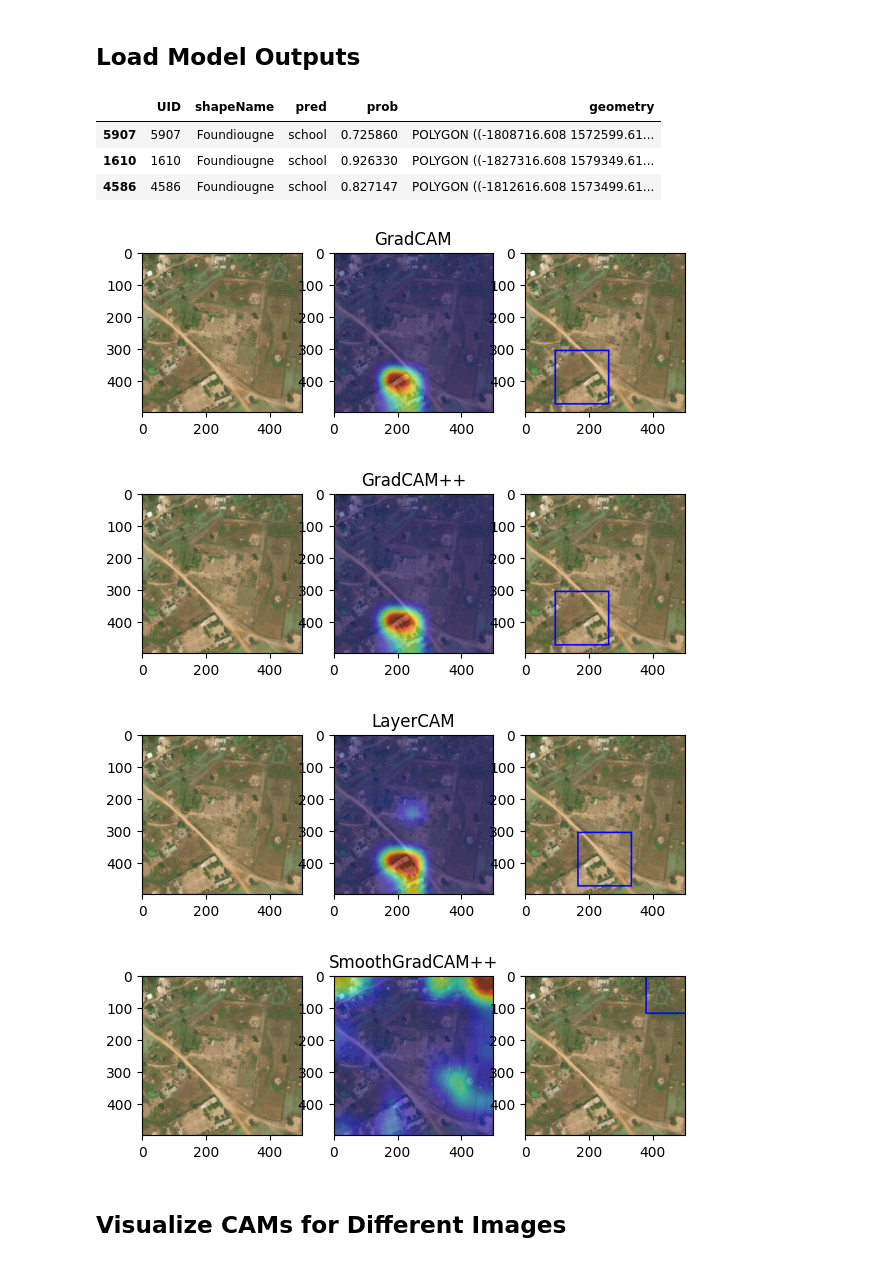
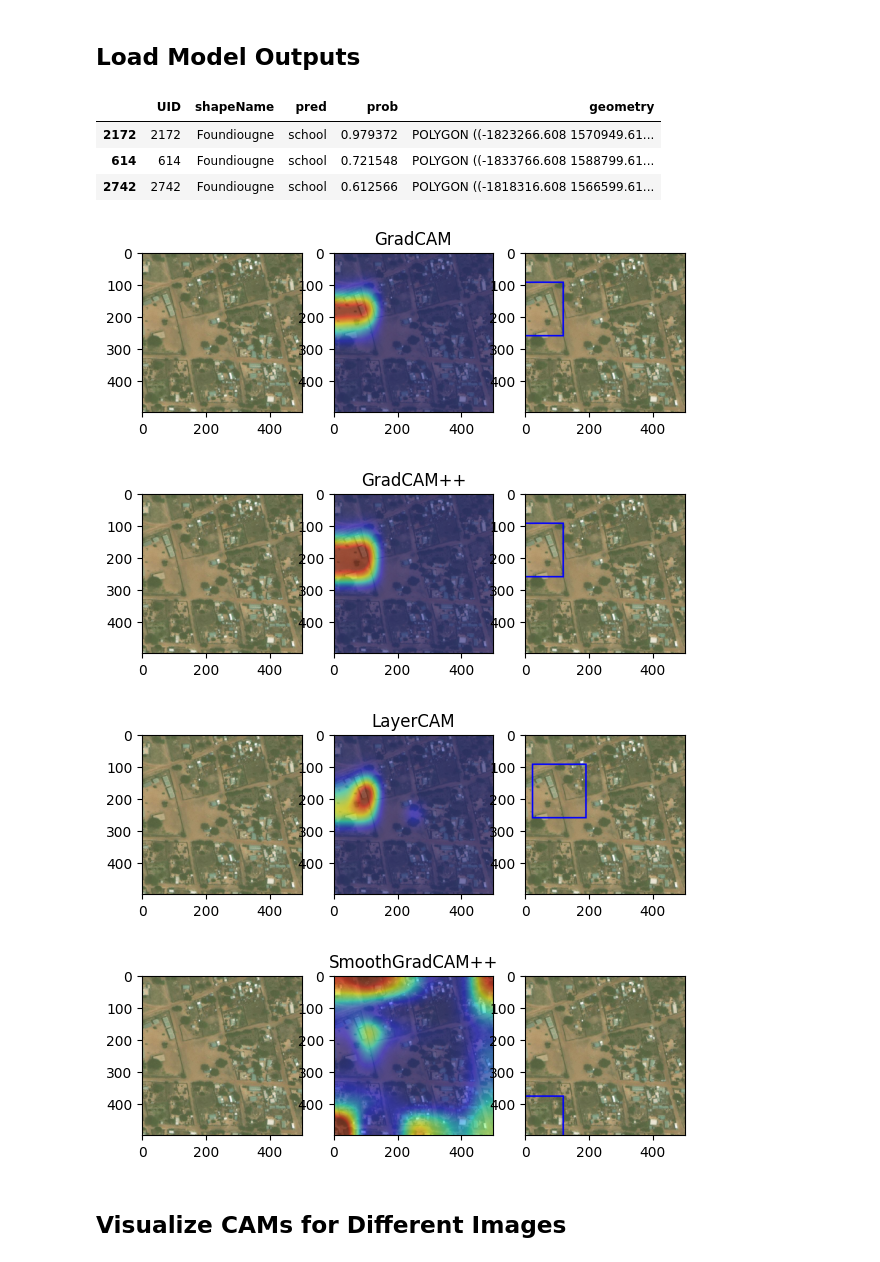
Before and after one commit to unicef/giga_global_school_mapping, a Jupyter notebook: notebooks/07_class_activation_maps.ipynb, the cells around one changed output. Saved outputs shown, nothing was run; the diff lists cells and outputs as text; code cells hidden in the pictures.

```diff
--- a/notebooks/07_class_activation_maps.ipynb
+++ b/notebooks/07_class_activation_maps.ipynb
@@ -22,6 +24,7 @@ import cnn_utils
 ## Data Configurations
 # %%
 iso_code = "SEN"
+shapename = "Foundiougne"
 cwd = os.path.dirname(os.getcwd())
 
 # Model configuration file
@@ -33,3 +36,4 @@ classes = {1: model_config["pos_class"], 0: model_config["neg_class"]}
 # Model file
 exp_dir = os.path.join(cwd, model_config["exp_dir"], f"{iso_code}_{model_config['config_name']}")
 model_file = os.path.join(exp_dir, f"{iso_code}_{model_config['config_name']}.pth")
+model = pred_utils.load_cnn(model_config, classes, model_file)
@@ -77,7 +59,6 @@ pred_utils.compare_cams(filepaths[index], model, model_config, classes, model_fi
 # %% [markdown]
 ## Load Model Outputs
 # %%
-shapename = "Foundiougne"
 name = f"{iso_code}_{shapename}"
 out_dir = os.path.join(cwd, "output", iso_code, "results")
 out_file = os.path.join(out_dir, f"{name}_{model_config['config_name']}_results.gpkg")
@@ -88,17 +69,17 @@ filepaths = data_utils.get_image_filepaths(model_config, data, in_dir=sat_dir)
 data[data['pred'] == 'school'].sample(3)
 # %% [output]
 |  | UID | shapeName | pred | prob | geometry |
-| 5907 | 5907 | Foundiougne | school | 0.725860 | POLYGON ((-1808716.608 1572599.61... |
-| 1610 | 1610 | Foundiougne | school | 0.926330 | POLYGON ((-1827316.608 1579349.61... |
-| 4586 | 4586 | Foundiougne | school | 0.827147 | POLYGON ((-1812616.608 1573499.61... |
+| 2172 | 2172 | Foundiougne | school | 0.979372 | POLYGON ((-1823266.608 1570949.61... |
+| 614 | 614 | Foundiougne | school | 0.721548 | POLYGON ((-1833766.608 1588799.61... |
+| 2742 | 2742 | Foundiougne | school | 0.612566 | POLYGON ((-1818316.608 1566599.61... |
 # %%
-index = 5907
+index = 5605
 pred_utils.compare_cams(filepaths[index], model, model_config, classes, model_file)
 # %% [output]
-[figure, old version]
+[figure, new version]
-[figure, old version]
+[figure, new version]
-[figure, old version]
+[figure, new version]
-[figure, old version]
+[figure, new version]
 # %% [markdown]
 ## Visualize CAMs for Different Images
 # %%
```
Also changed, not shown: parts of 4 cells of this notebook, 2 other files.
